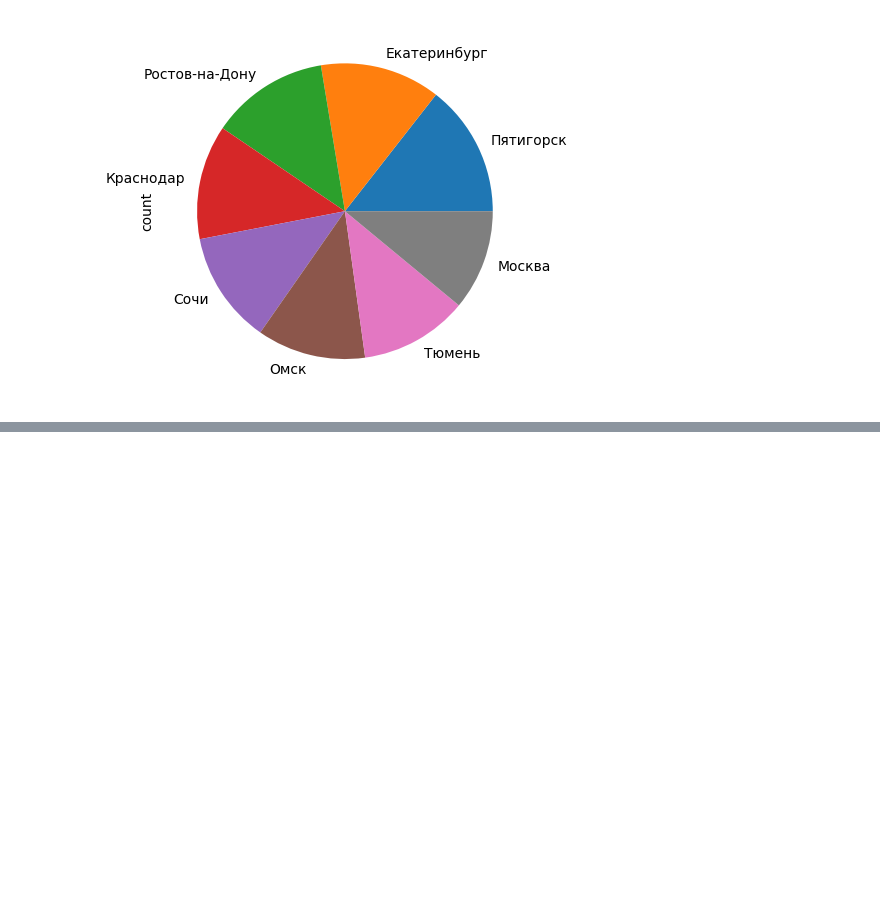
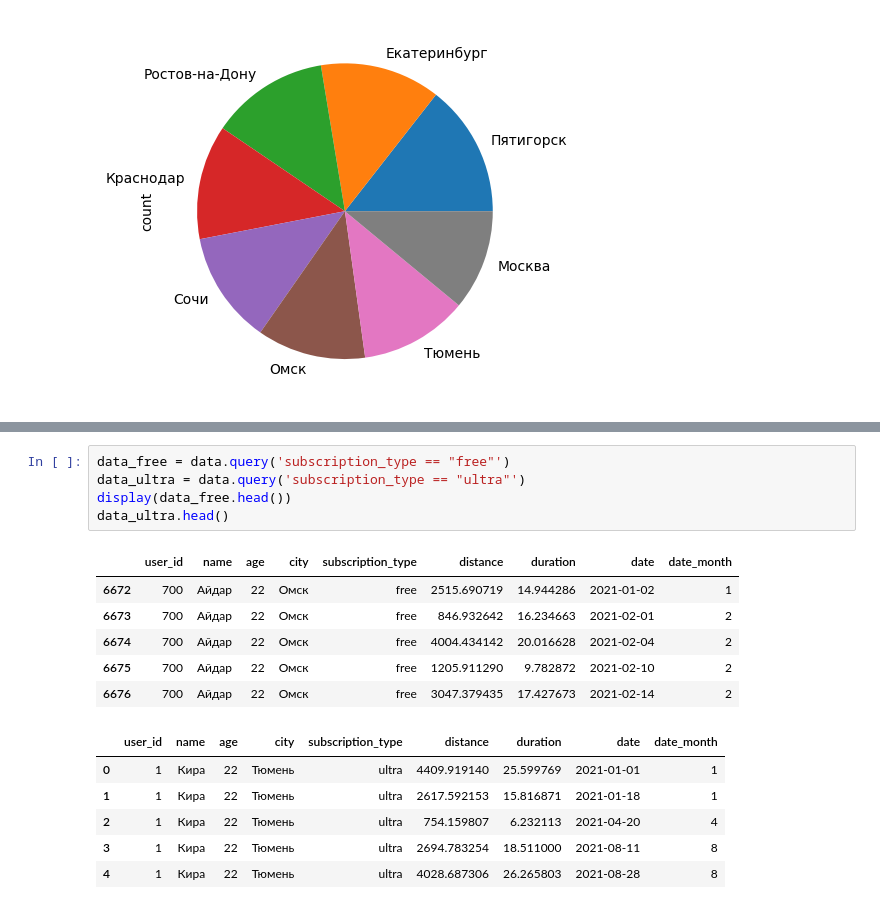
Before and after one commit to DrozhzhinD/lastbull, a Jupyter notebook: tt/t_test.ipynb, the cells around one changed output, grey strips where cells are left out. Drawn from its saved outputs; the diff is of its cells as text; blank space fills up the shorter version.

```diff
--- a/tt/t_test.ipynb
+++ b/tt/t_test.ipynb
@@ -53,0 +65,18 @@ users.city.value_counts().plot.pie()
+# %%
+data_free = data.query('subscription_type == "free"')
+data_ultra = data.query('subscription_type == "ultra"')
+display(data_free.head())
+data_ultra.head()
+# %% [output]
+|  | user_id | name | age | city | subscription_type | distance | duration | date | date_month |
+| 6672 | 700 | Айдар | 22 | Омск | free | 2515.690719 | 14.944286 | 2021-01-02 | 1 |
+| 6673 | 700 | Айдар | 22 | Омск | free | 846.932642 | 16.234663 | 2021-02-01 | 2 |
+| 6674 | 700 | Айдар | 22 | Омск | free | 4004.434142 | 20.016628 | 2021-02-04 | 2 |
+| 6675 | 700 | Айдар | 22 | Омск | free | 1205.911290 | 9.782872 | 2021-02-10 | 2 |
+| 6676 | 700 | Айдар | 22 | Омск | free | 3047.379435 | 17.427673 | 2021-02-14 | 2 |
+|  | user_id | name | age | city | subscription_type | distance | duration | date | date_month |
+| 0 | 1 | Кира | 22 | Тюмень | ultra | 4409.919140 | 25.599769 | 2021-01-01 | 1 |
+| 1 | 1 | Кира | 22 | Тюмень | ultra | 2617.592153 | 15.816871 | 2021-01-18 | 1 |
+| 2 | 1 | Кира | 22 | Тюмень | ultra | 754.159807 | 6.232113 | 2021-04-20 | 4 |
+| 3 | 1 | Кира | 22 | Тюмень | ultra | 2694.783254 | 18.511000 | 2021-08-11 | 8 |
+| 4 | 1 | Кира | 22 | Тюмень | ultra | 4028.687306 | 26.265803 | 2021-08-28 | 8 |
```
Also changed, not shown: parts of 1 cell of this notebook.
